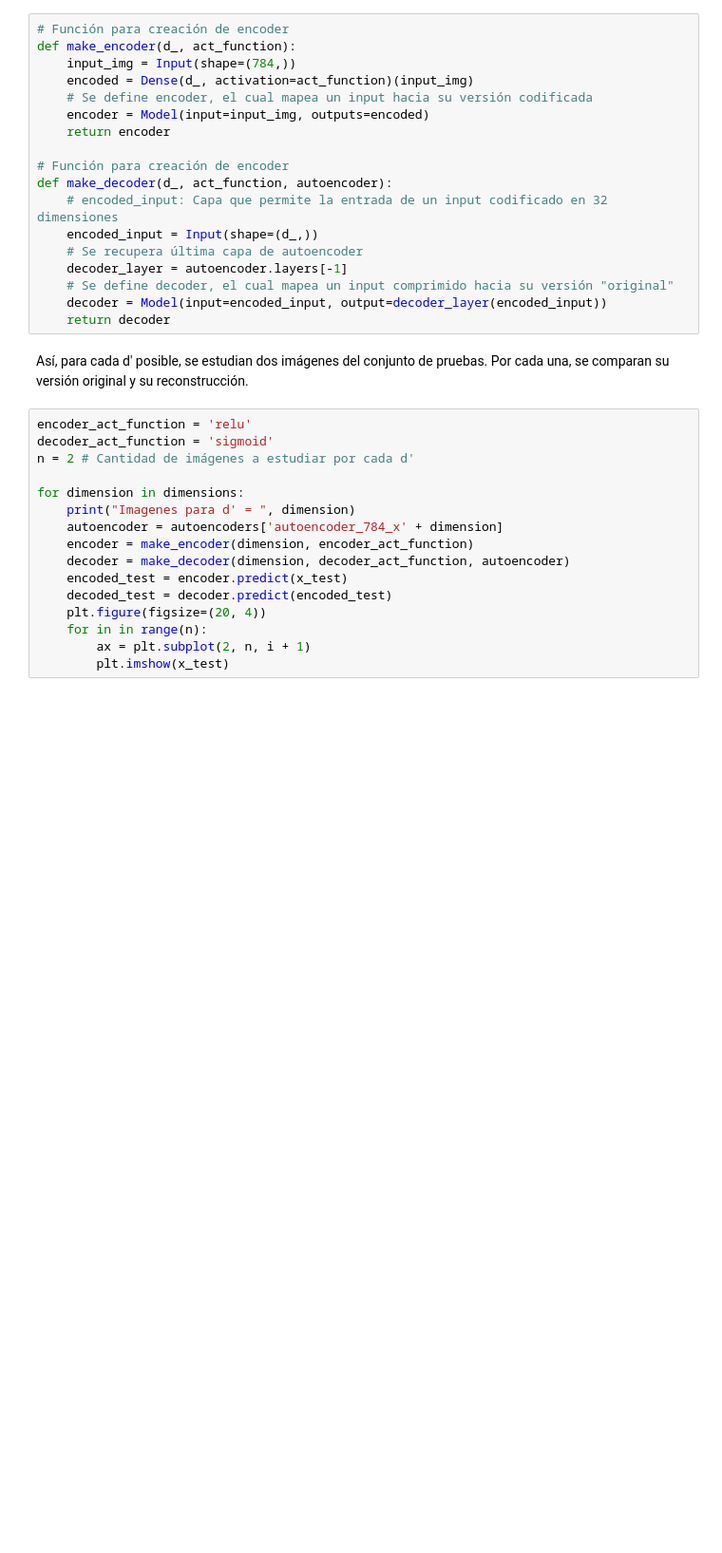
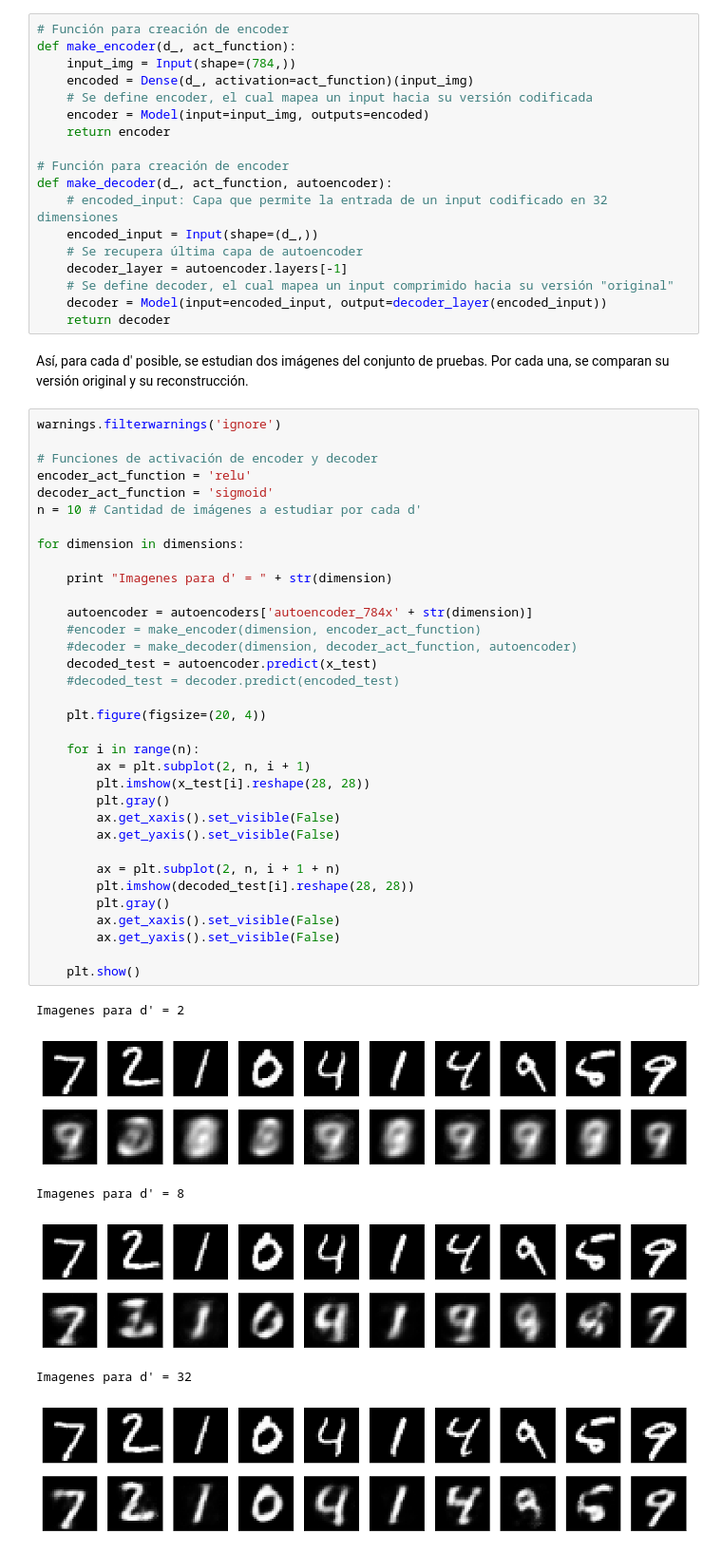
Before and after one commit to Seba93/Tarea2-ANN, a Jupyter notebook: problema3.1/Problema3.1.ipynb, the cells around one changed output. Shown: that part at 95% size. Cells and saved outputs as stored; diff of their text form; blank space fills up the shorter version.

```diff
--- a/problema3.1/Problema3.1.ipynb
+++ b/problema3.1/Problema3.1.ipynb
@@ -156,18 +162,43 @@ def make_decoder(d_, act_function, autoencoder):
 # %% [markdown]
 Así, para cada d' posible, se estudian dos imágenes del conjunto de pruebas. Por cada una, se comparan su versión original y su reconstrucción.
 # %%
+warnings.filterwarnings('ignore')
+
+# Funciones de activación de encoder y decoder
 encoder_act_function = 'relu'
 decoder_act_function = 'sigmoid'
-n = 2 # Cantidad de imágenes a estudiar por cada d'
+n = 10 # Cantidad de imágenes a estudiar por cada d'
 
 for dimension in dimensions:
-    print("Imagenes para d' = ", dimension)
-    autoencoder = autoencoders['autoencoder_784_x' + dimension]
-    encoder = make_encoder(dimension, encoder_act_function)
-    decoder = make_decoder(dimension, decoder_act_function, autoencoder)
-    encoded_test = encoder.predict(x_test)
-    decoded_test = decoder.predict(encoded_test)
+
+    print "Imagenes para d' = " + str(dimension)
+
+    autoencoder = autoencoders['autoencoder_784x' + str(dimension)]
+    #encoder = make_encoder(dimension, encoder_act_function)
+    #decoder = make_decoder(dimension, decoder_act_function, autoencoder)
+    decoded_test = autoencoder.predict(x_test)
+    #decoded_test = decoder.predict(encoded_test)
+
     plt.figure(figsize=(20, 4))
-    for in in range(n):
+
+    for i in range(n):
         ax = plt.subplot(2, n, i + 1)
-        plt.imshow(x_test)
+        plt.imshow(x_test[i].reshape(28, 28))
+        plt.gray()
+        ax.get_xaxis().set_visible(False)
+        ax.get_yaxis().set_visible(False)
+
+        ax = plt.subplot(2, n, i + 1 + n)
+        plt.imshow(decoded_test[i].reshape(28, 28))
+        plt.gray()
+        ax.get_xaxis().set_visible(False)
+        ax.get_yaxis().set_visible(False)
+
+    plt.show()
+# %% [output]
+Imagenes para d' = 2
+[figure, added]
+Imagenes para d' = 8
+[figure, added]
+Imagenes para d' = 32
+[figure, added]
```
Also changed, not shown: parts of 2 cells of this notebook, 3 other files.
